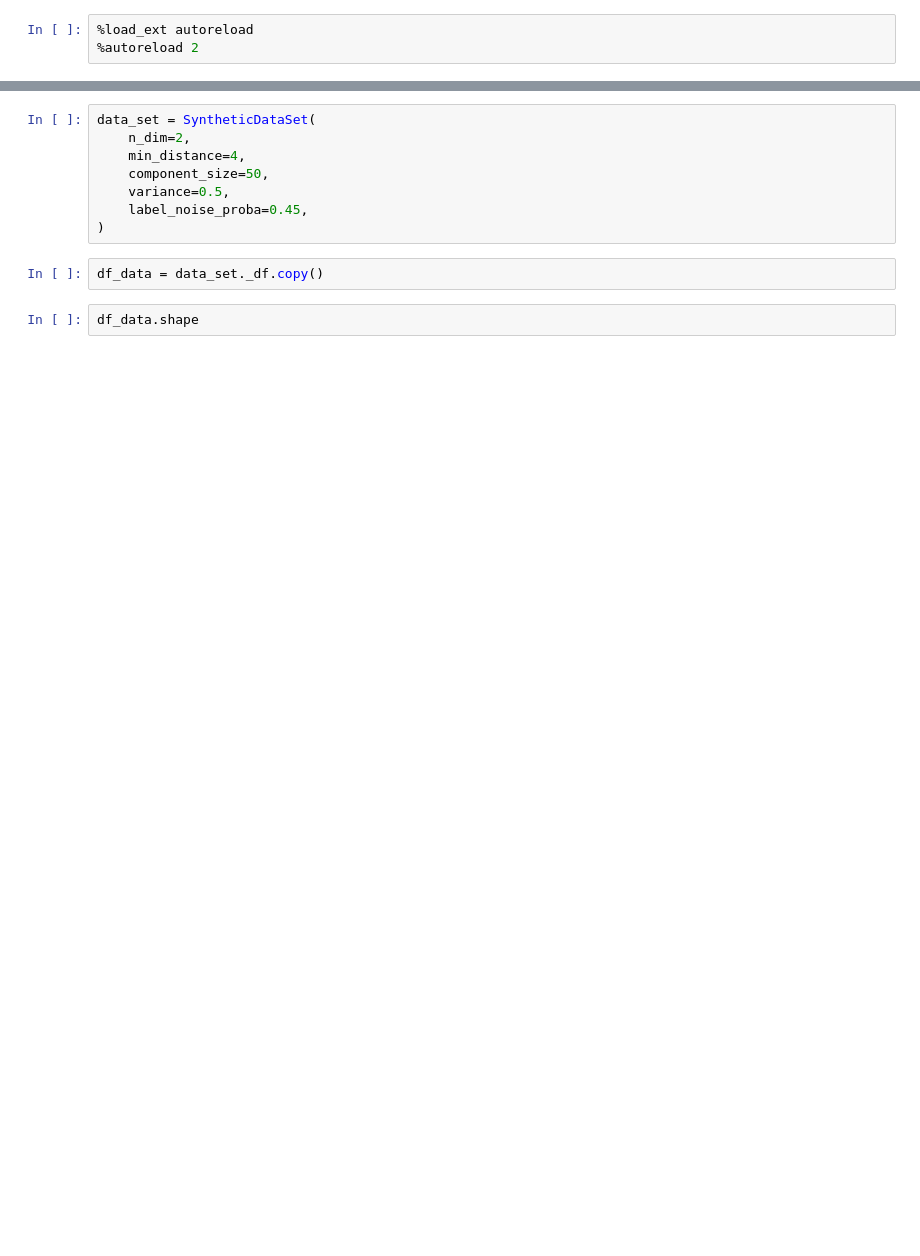
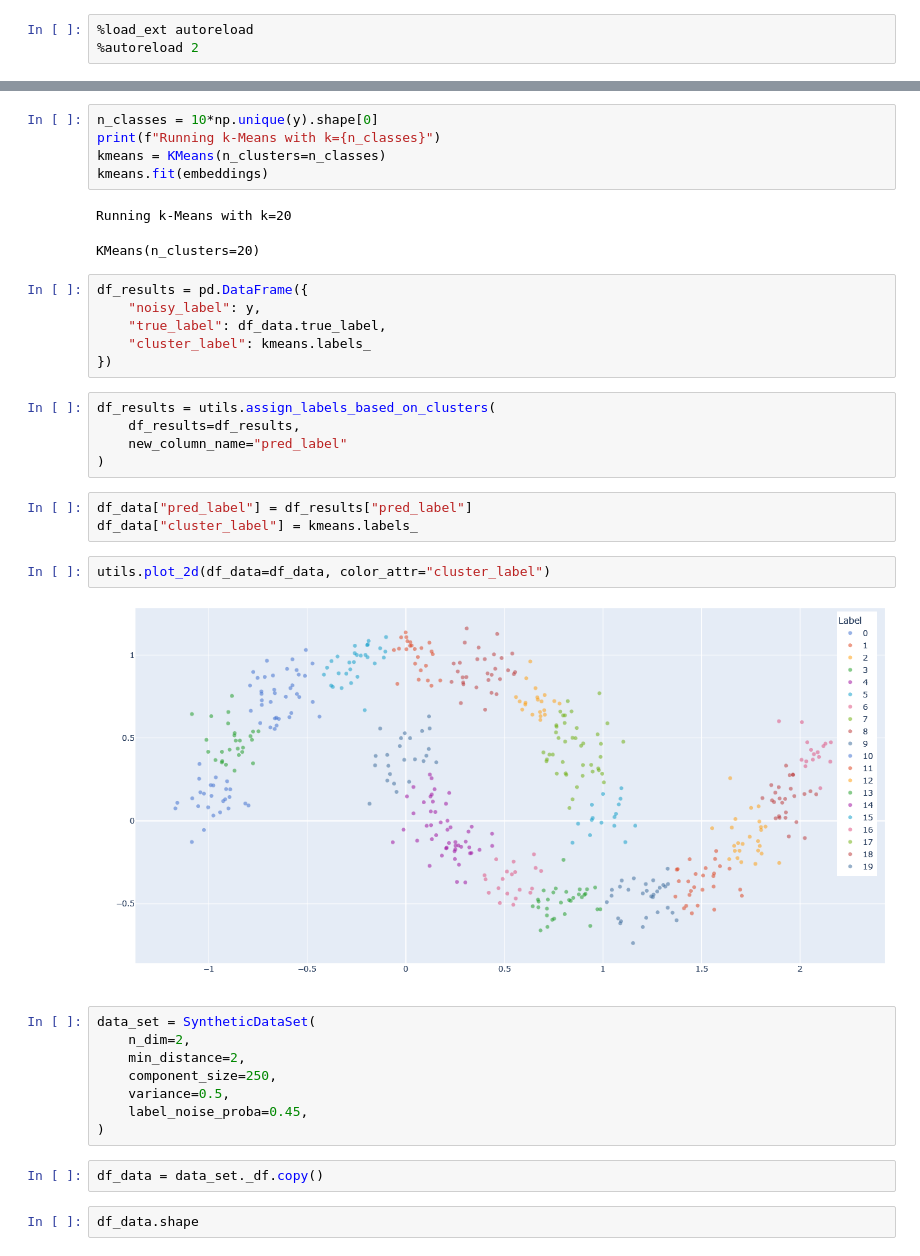
Before and after one commit to sheikhomar/mixture-learning, a Jupyter notebook: notebooks/02-random-walk-embeddings.ipynb, the cells around one changed output, grey strips where cells are left out. Saved outputs shown, nothing was run; the diff lists cells and outputs as text; blank space fills up the shorter version.

```diff
--- a/notebooks/02-random-walk-embeddings.ipynb
+++ b/notebooks/02-random-walk-embeddings.ipynb
@@ -27,8 +70,34 @@ import utils
+# %%
+n_classes = 10*np.unique(y).shape[0]
+print(f"Running k-Means with k={n_classes}")
+kmeans = KMeans(n_clusters=n_classes)
+kmeans.fit(embeddings)
+# %% [output]
+Running k-Means with k=20
+KMeans(n_clusters=20)
+# %%
+df_results = pd.DataFrame({
+    "noisy_label": y,
+    "true_label": df_data.true_label,
+    "cluster_label": kmeans.labels_
+})
+# %%
+df_results = utils.assign_labels_based_on_clusters(
+    df_results=df_results,
+    new_column_name="pred_label"
+)
+# %%
+df_data["pred_label"] = df_results["pred_label"]
+df_data["cluster_label"] = kmeans.labels_
+# %%
+utils.plot_2d(df_data=df_data, color_attr="cluster_label")
+# %% [output]
+[figure, added]
 # %%
 data_set = SyntheticDataSet(
     n_dim=2,
-    min_distance=4,
-    component_size=50,
+    min_distance=2,
+    component_size=250,
     variance=0.5,
     label_noise_proba=0.45,
 )
```
Also changed, not shown: parts of 19 cells of this notebook, 1 other file.
